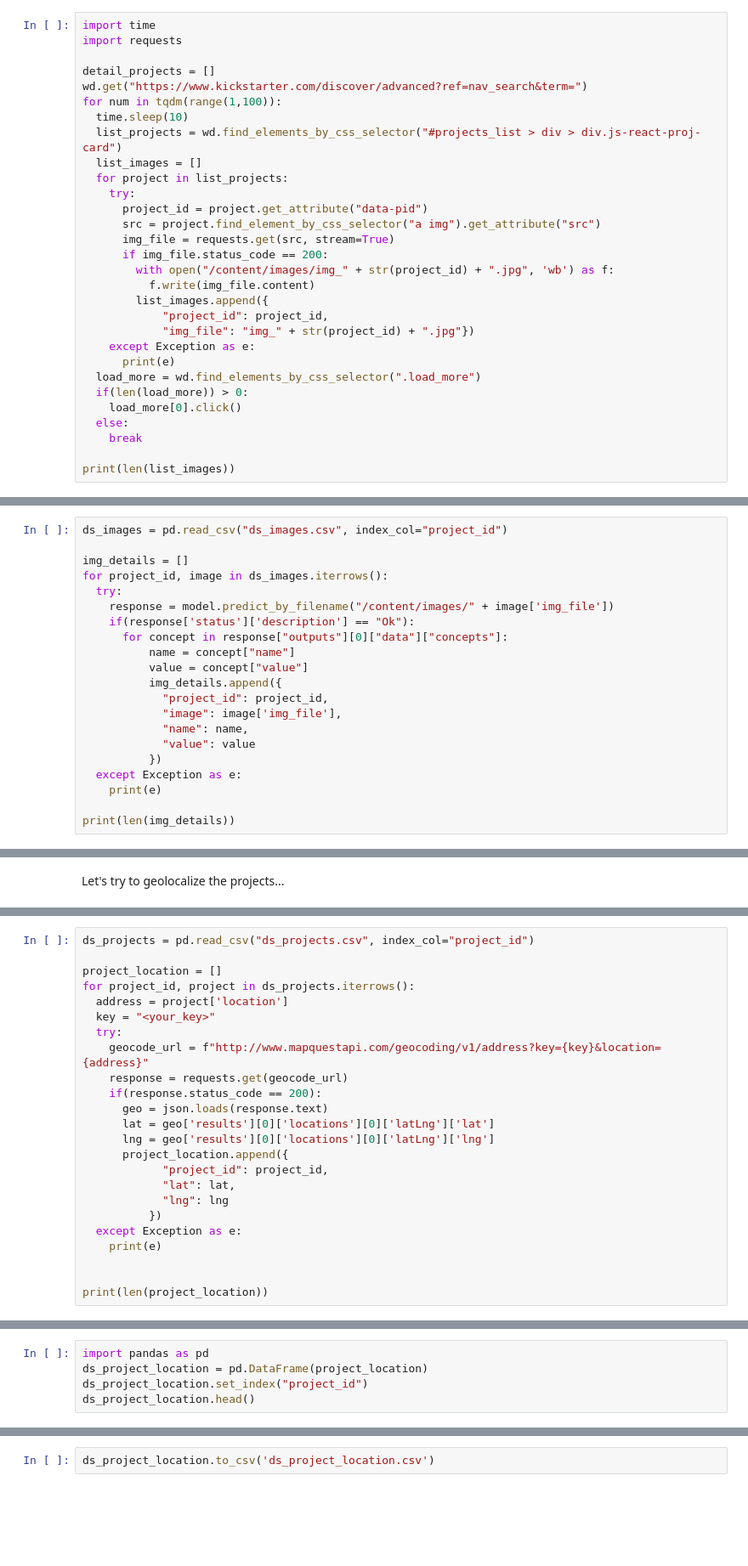
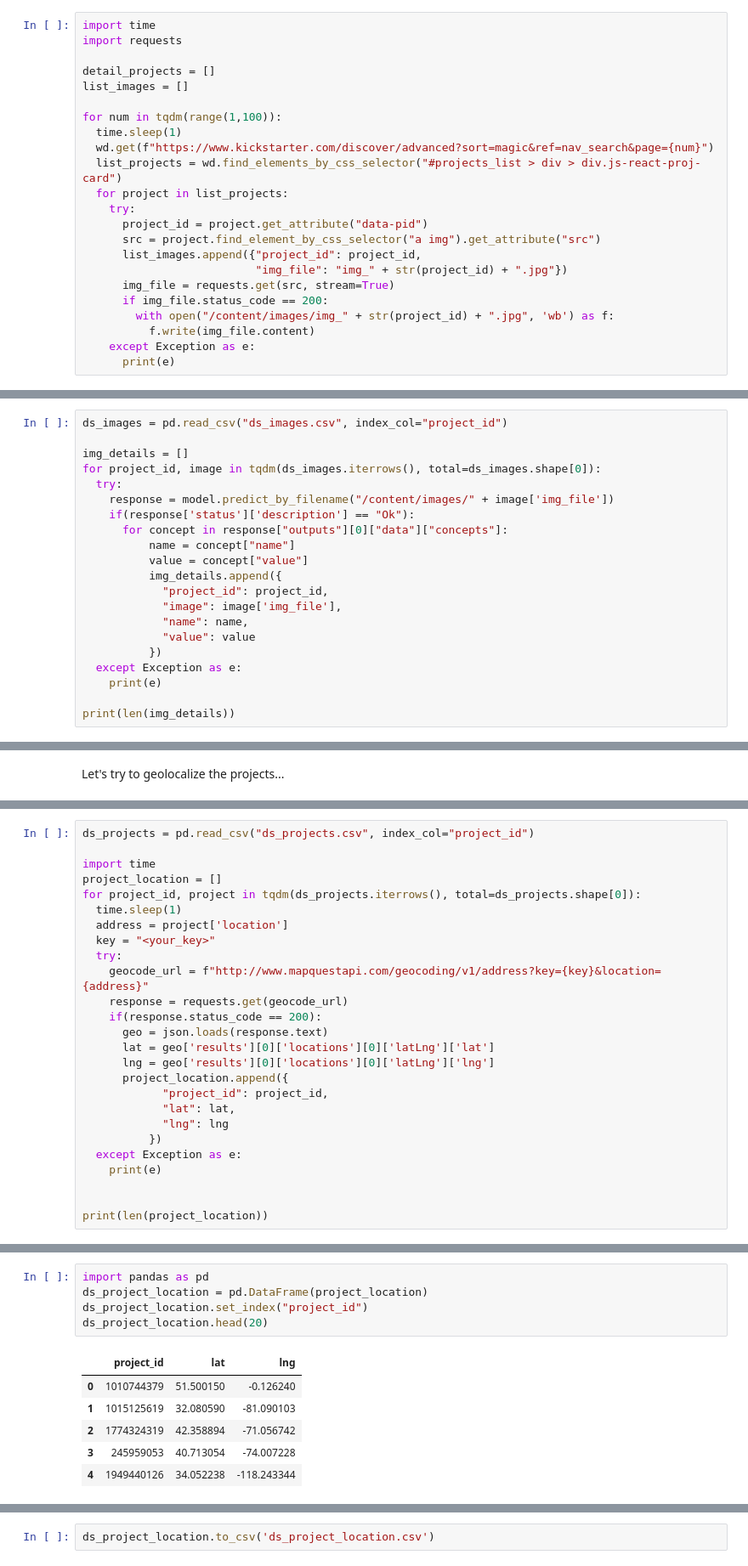
Before and after one commit to mauropelucchi/unimib_masterbi_2020, a Jupyter notebook: notebooks/2_Web_Scraping_with_Selenium.ipynb, the cells around one changed output, grey strips where cells are left out. Shown at 85% size. Saved outputs shown, nothing was run; the diff lists cells and outputs as text; blank space fills up the shorter version.

```diff
--- a/notebooks/2_Web_Scraping_with_Selenium.ipynb
+++ b/notebooks/2_Web_Scraping_with_Selenium.ipynb
@@ -385,28 +445,21 @@ import time
 import requests
 
 detail_projects = []
-wd.get("https://www.kickstarter.com/discover/advanced?ref=nav_search&term=")
+list_images = []
+
 for num in tqdm(range(1,100)):
-  time.sleep(10)
+  time.sleep(1)
+  wd.get(f"https://www.kickstarter.com/discover/advanced?sort=magic&ref=nav_search&page={num}")
   list_projects = wd.find_elements_by_css_selector("#projects_list > div > div.js-react-proj-card")
-  list_images = []
   for project in list_projects:
     try:
       project_id = project.get_attribute("data-pid")
       src = project.find_element_by_css_selector("a img").get_attribute("src")
+      list_images.append({"project_id": project_id,
+                          "img_file": "img_" + str(project_id) + ".jpg"})
       img_file = requests.get(src, stream=True)
       if img_file.status_code == 200:
         with open("/content/images/img_" + str(project_id) + ".jpg", 'wb') as f:
           f.write(img_file.content)
-        list_images.append({
-            "project_id": project_id,
-            "img_file": "img_" + str(project_id) + ".jpg"})
     except Exception as e:
       print(e)
-  load_more = wd.find_elements_by_css_selector(".load_more")
-  if(len(load_more)) > 0:
-    load_more[0].click()
-  else:
-    break
-
-print(len(list_images))
@@ -479,7 +579,7 @@ Now let's go and identify all the concepts for each image of each project.
 ds_images = pd.read_csv("ds_images.csv", index_col="project_id")
 
 img_details = []
-for project_id, image in ds_images.iterrows():
+for project_id, image in tqdm(ds_images.iterrows(), total=ds_images.shape[0]):
   try:
     response = model.predict_by_filename("/content/images/" + image['img_file'])
     if(response['status']['description'] == "Ok"):
@@ -524,8 +658,10 @@ print(geo['results'][0]['locations'][0]['latLng']['lng'])
 # %%
 ds_projects = pd.read_csv("ds_projects.csv", index_col="project_id")
 
+import time
 project_location = []
-for project_id, project in ds_projects.iterrows():
+for project_id, project in tqdm(ds_projects.iterrows(), total=ds_projects.shape[0]):
+  time.sleep(1)
   address = project['location']
   key = "<your_key>"
   try:
@@ -548,5 +687,12 @@ print(len(project_location))
 # %%
 import pandas as pd
 ds_project_location = pd.DataFrame(project_location)
 ds_project_location.set_index("project_id")
-ds_project_location.head()
+ds_project_location.head(20)
+# %% [output]
+|  | project_id | lat | lng |
+| 0 | 1010744379 | 51.500150 | -0.126240 |
+| 1 | 1015125619 | 32.080590 | -81.090103 |
+| 2 | 1774324319 | 42.358894 | -71.056742 |
+| 3 | 245959053 | 40.713054 | -74.007228 |
+| 4 | 1949440126 | 34.052238 | -118.243344 |
```
Also changed, not shown: parts of 23 cells of this notebook.
